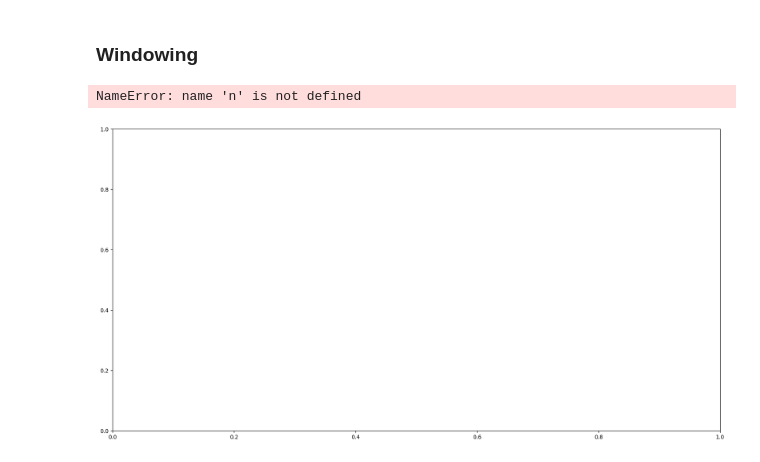
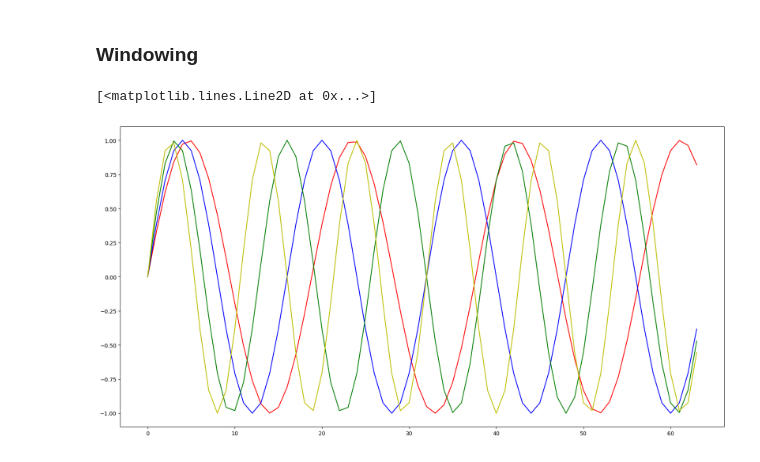
Before and after one commit to Esteb37/te2004b, a Jupyter notebook: Jupyter/Leakage.ipynb, the cells around one changed output. Cells and saved outputs as stored; diff of their text form; code cells hidden in the pictures.

```diff
--- a/Jupyter/Leakage.ipynb
+++ b/Jupyter/Leakage.ipynb
@@ -106,24 +106,24 @@ plt.show()
 # %%
 fs=64
 ts=1/fs
 fo_1=3.4
 fo_2=4
 fo_3=5
 fo_4=6
 
 N=np.arange(fs)
 x_1=sin(2*pi*fo_1*N*ts)
 x_2=sin(2*pi*fo_2*N*ts)
 x_3=sin(2*pi*fo_3*N*ts)
 x_4=sin(2*pi*fo_4*N*ts)
 
 plots = lambda: plt.subplots(figsize=(20,10))
 
 f1, ax1 = subplots(figsize = (20,10))
-ax1.plot(n, x_1, 'r-', label='x_1')
-ax1.plot(n, x_2, 'b-', label='x_2')
-ax1.plot(n, x_3, 'g-', label='x_3')
-ax1.plot(n, x_4, 'y-', label='x_4')
+ax1.plot(N, x_1, 'r-', label='x_1')
+ax1.plot(N, x_2, 'b-', label='x_2')
+ax1.plot(N, x_3, 'g-', label='x_3')
+ax1.plot(N, x_4, 'y-', label='x_4')
 # %% [output]
-NameError: name 'n' is not defined
+[<matplotlib.lines.Line2D at 0x...>]
-[figure, old version]
+[figure, new version]
```
Also changed, not shown: 2 other files.
